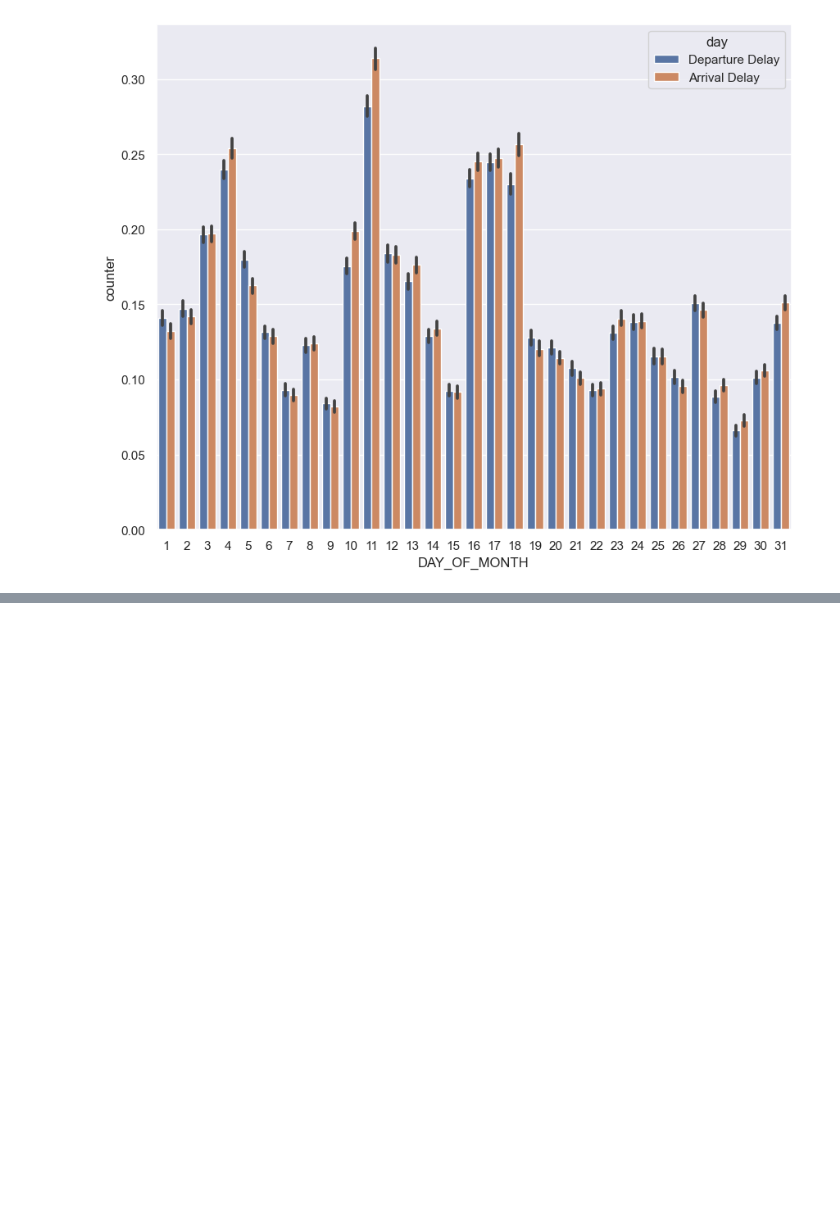
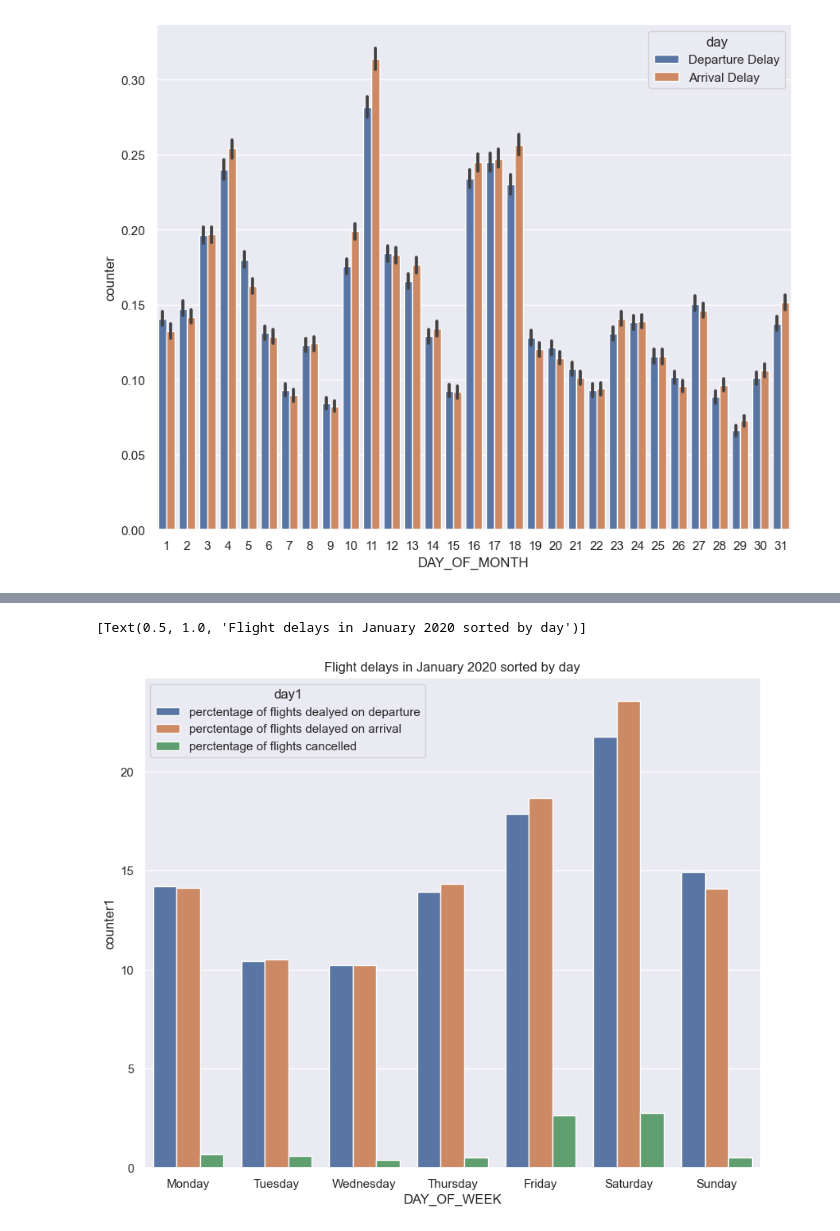
Before and after one commit to ubco-W2022T2-data301/project-group-group05, a Jupyter notebook: analysis/analysis_aakash.ipynb, the cells around one changed output, grey strips where cells are left out. Drawn from its saved outputs; the diff is of its cells as text; code cells hidden in the pictures; blank space fills up the shorter version.

```diff
--- a/analysis/analysis_aakash.ipynb
+++ b/analysis/analysis_aakash.ipynb
@@ -118,0 +196,7 @@ ax_daily_plot1.set(title="Flight delays in January 2020")
+# %%
+cancellation_by_day=df.loc[:,["DAY_OF_WEEK","CANCELLED","DEP_DEL15","ARR_DEL15"]]
+cancellation_by_day["CANCELLED"]=cancellation_by_day["CANCELLED"].astype(bool)
+cancellation_by_day["DEP_DEL15"]=cancellation_by_day["DEP_DEL15"].astype(bool)
+cancellation_by_day["ARR_DEL15"]=cancellation_by_day["ARR_DEL15"].astype(bool)
+cancellation_by_day=cancellation_by_day.rename(columns={"DEP_DEL15":"Departure Delay","ARR_DEL15":"Arrival Delay"})
+cancellation_by_day
@@ -118,0 +217,3 @@ ax_daily_plot1.set(title="Flight delays in January 2020")
+# %%
+counts_df_week=cancellation_by_day.groupby("DAY_OF_WEEK")[["CANCELLED","Departure Delay","Arrival Delay"]].sum()
+counts_df_week
@@ -118,0 +230,6 @@ ax_daily_plot1.set(title="Flight delays in January 2020")
+# %%
+counts_df_week["total flights"]=cancellation_by_day["DAY_OF_WEEK"].value_counts()
+counts_df_week["perctentage of flights cancelled"]=counts_df_week["CANCELLED"]/counts_df_week["total flights"]*100
+counts_df_week["perctentage of flights dealyed on departure"]=counts_df_week["Departure Delay"]/counts_df_week["total flights"]*100
+counts_df_week["perctentage of flights delayed on arrival"]=counts_df_week["Arrival Delay"]/counts_df_week["total flights"]*100
+counts_df_week
@@ -118,0 +246,7 @@ ax_daily_plot1.set(title="Flight delays in January 2020")
+# %%
+counts_df_week_var2=counts_df_week
+counts_df_week_var2=counts_df_week_var2.drop(["CANCELLED","Departure Delay","Arrival Delay","total flights"],axis=1)
+counts_df_week_var2=counts_df_week_var2.reset_index()
+weekday={1:"Monday",2:"Tuesday", 3:"Wednesday", 4:"Thursday", 5:"Friday", 6:"Saturday", 7:"Sunday"}
+counts_df_week_var2["DAY_OF_WEEK"]=counts_df_week_var2["DAY_OF_WEEK"].map(weekday)
+counts_df_week_var2
@@ -118,0 +262,11 @@ ax_daily_plot1.set(title="Flight delays in January 2020")
+# %%
+melted_df_2=pd.melt(counts_df_week_var2,id_vars=["DAY_OF_WEEK"], value_vars=["perctentage of flights dealyed on departure","perctentage of flights delayed on arrival","perctentage of flights cancelled"],var_name="day1",value_name="counter1")
+#hue splits them up again
+sns.set(rc={"figure.figsize":(10,8)})
+ax_day_plot2=sns.barplot(data=melted_df_2, x ="DAY_OF_WEEK",y="counter1" , hue="day1")
+ax_day_plot2.set(title="Flight delays in January 2020 sorted by day")
+
+#maybe in future overlay with a line plot with the total number of flight flown each day of the week through the month
+# %% [output]
+[Text(0.5, 1.0, 'Flight delays in January 2020 sorted by day')]
+[figure, added]
```
Also changed, not shown: parts of 11 cells of this notebook.
